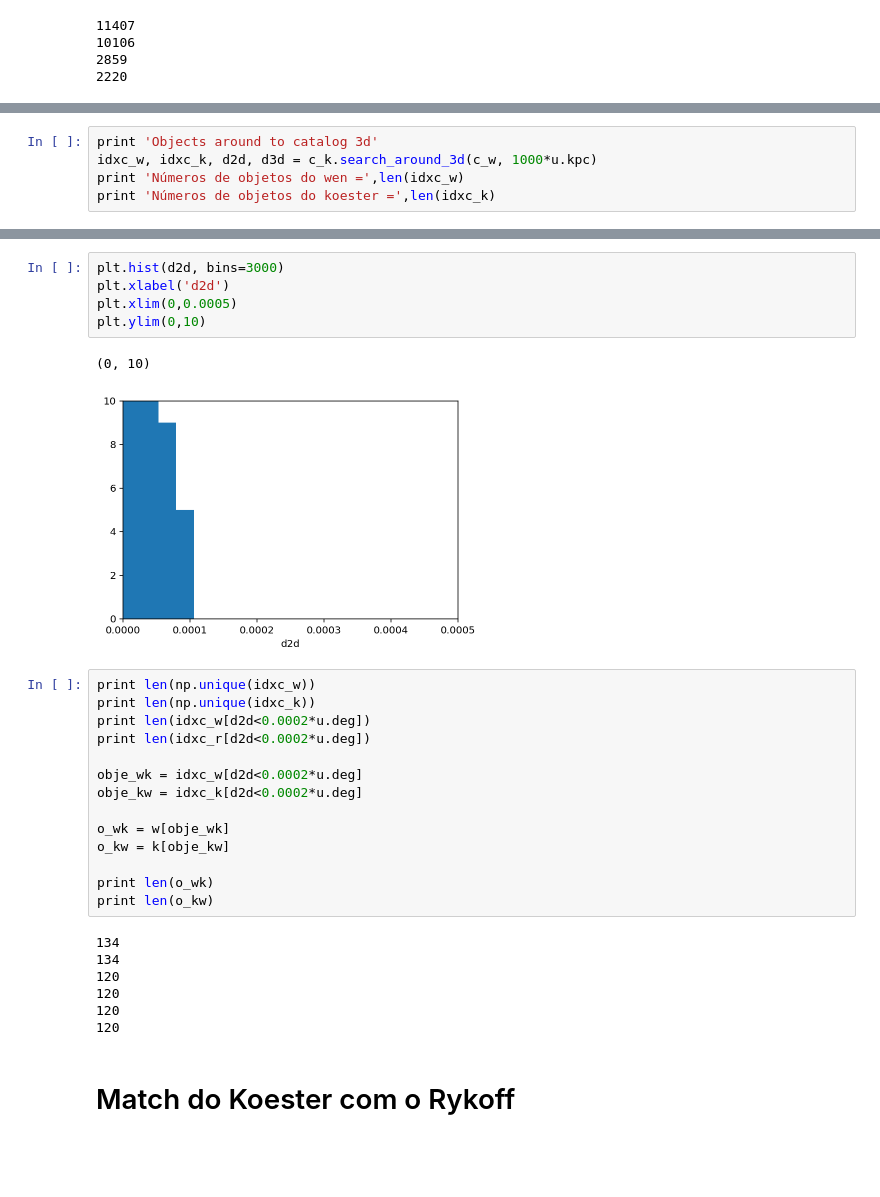
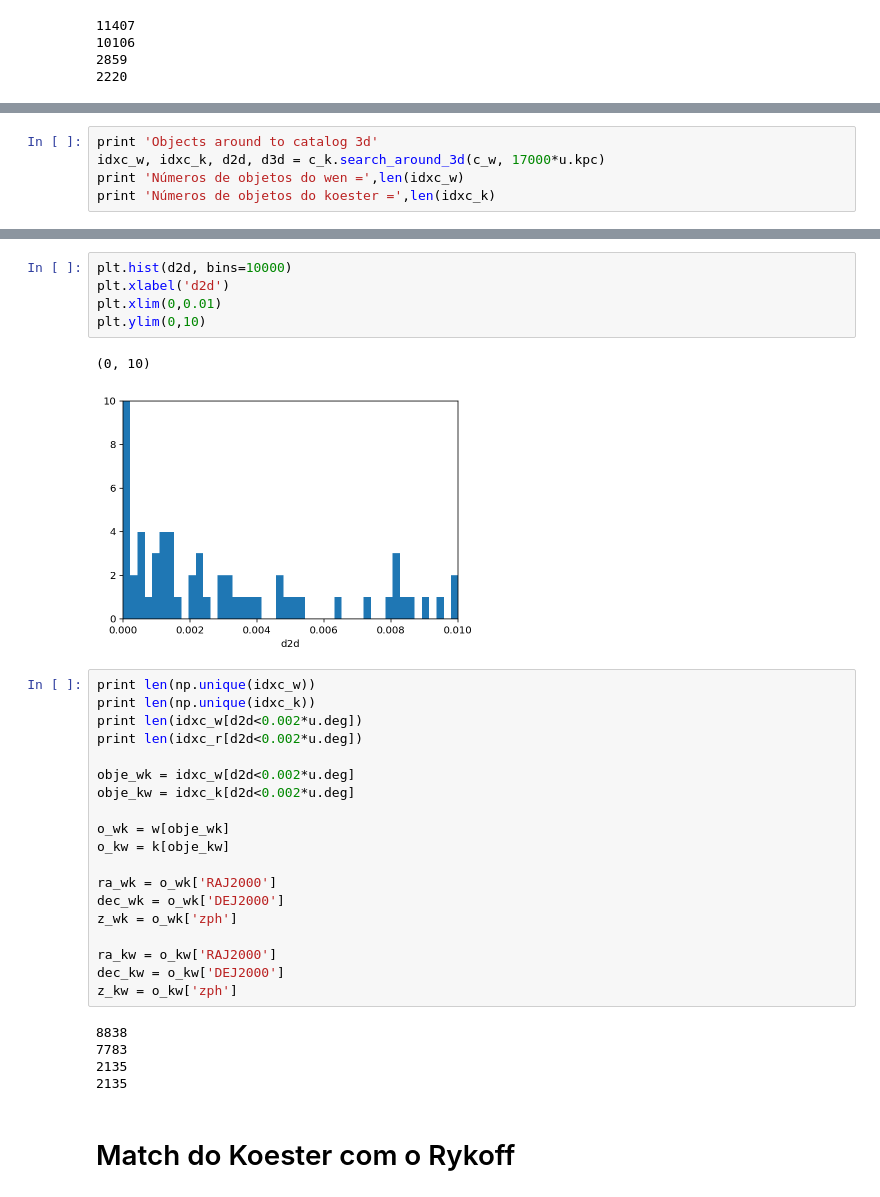
Before and after one commit to clusteron/comparison, a Jupyter notebook: Matches.ipynb, the cells around one changed output, grey strips where cells are left out. Drawn from its saved outputs; the diff is of its cells as text; blank space fills up the shorter version.

```diff
--- a/Matches.ipynb
+++ b/Matches.ipynb
@@ -249,6 +275,6 @@ print len(idkw[d2dk<0.0020*u.deg])
 # %%
 print 'Objects around to catalog 3d'
-idxc_w, idxc_k, d2d, d3d = c_k.search_around_3d(c_w, 1000*u.kpc)
+idxc_w, idxc_k, d2d, d3d = c_k.search_around_3d(c_w, 17000*u.kpc)
 print 'Números de objetos do wen =',len(idxc_w)
 print 'Números de objetos do koester =',len(idxc_k)
 # %% [output]
@@ -258,32 +335,35 @@ Números de objetos do koester = 134
 # %%
-plt.hist(d2d, bins=3000)
+plt.hist(d2d, bins=10000)
 plt.xlabel('d2d')
-plt.xlim(0,0.0005)
+plt.xlim(0,0.01)
 plt.ylim(0,10)
 # %% [output]
 (0, 10)
-[figure, old version]
+[figure, new version]
 # %%
 print len(np.unique(idxc_w))
 print len(np.unique(idxc_k))
-print len(idxc_w[d2d<0.0002*u.deg])
-print len(idxc_r[d2d<0.0002*u.deg])
+print len(idxc_w[d2d<0.002*u.deg])
+print len(idxc_r[d2d<0.002*u.deg])
 
-obje_wk = idxc_w[d2d<0.0002*u.deg]
-obje_kw = idxc_k[d2d<0.0002*u.deg]
+obje_wk = idxc_w[d2d<0.002*u.deg]
+obje_kw = idxc_k[d2d<0.002*u.deg]
 
 o_wk = w[obje_wk]
 o_kw = k[obje_kw]
 
-print len(o_wk)
-print len(o_kw)
+ra_wk = o_wk['RAJ2000']
+dec_wk = o_wk['DEJ2000']
+z_wk = o_wk['zph']
+
+ra_kw = o_kw['RAJ2000']
+dec_kw = o_kw['DEJ2000']
+z_kw = o_kw['zph']
 # %% [output]
-134
-134
-120
-120
-120
-120
+8838
+7783
+2135
+2135
 # %% [markdown]
 # Match do Koester com o Rykoff
 # %%
```
Also changed, not shown: parts of 53 cells of this notebook.
